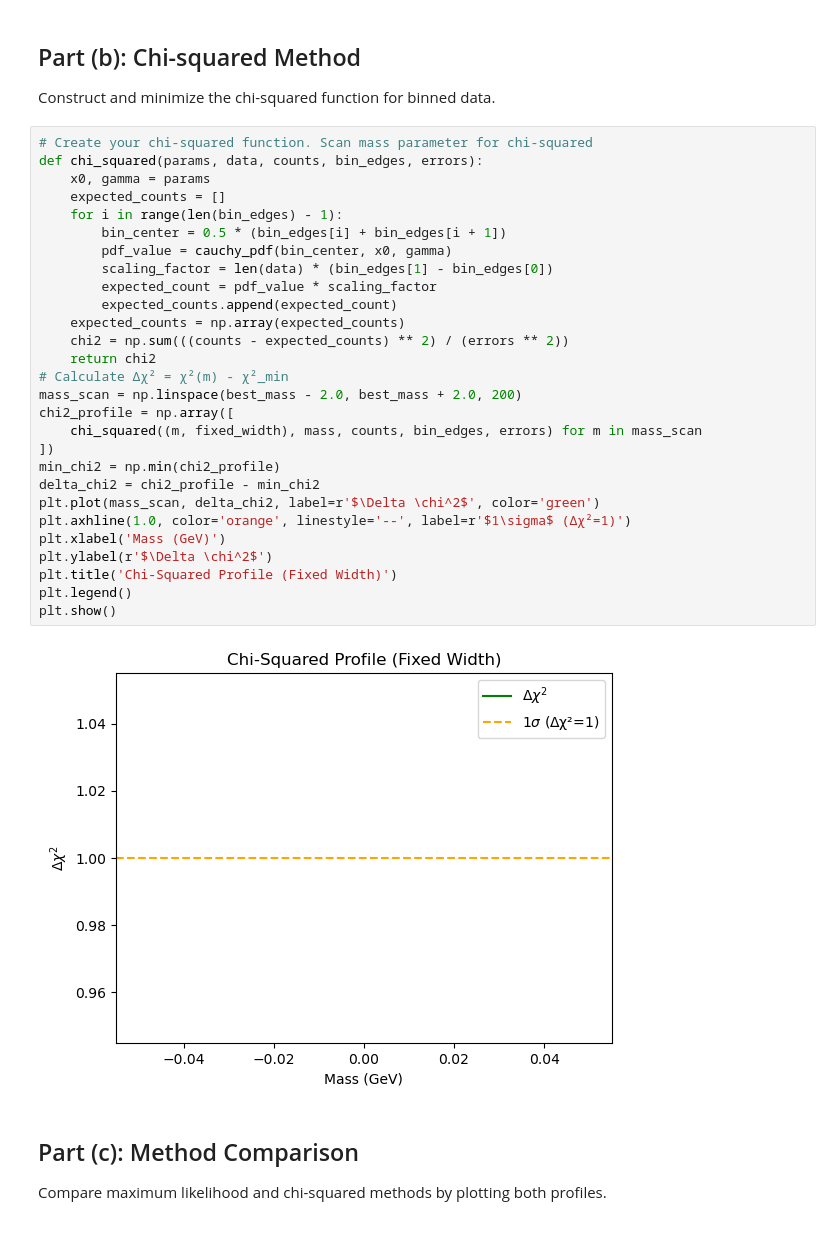
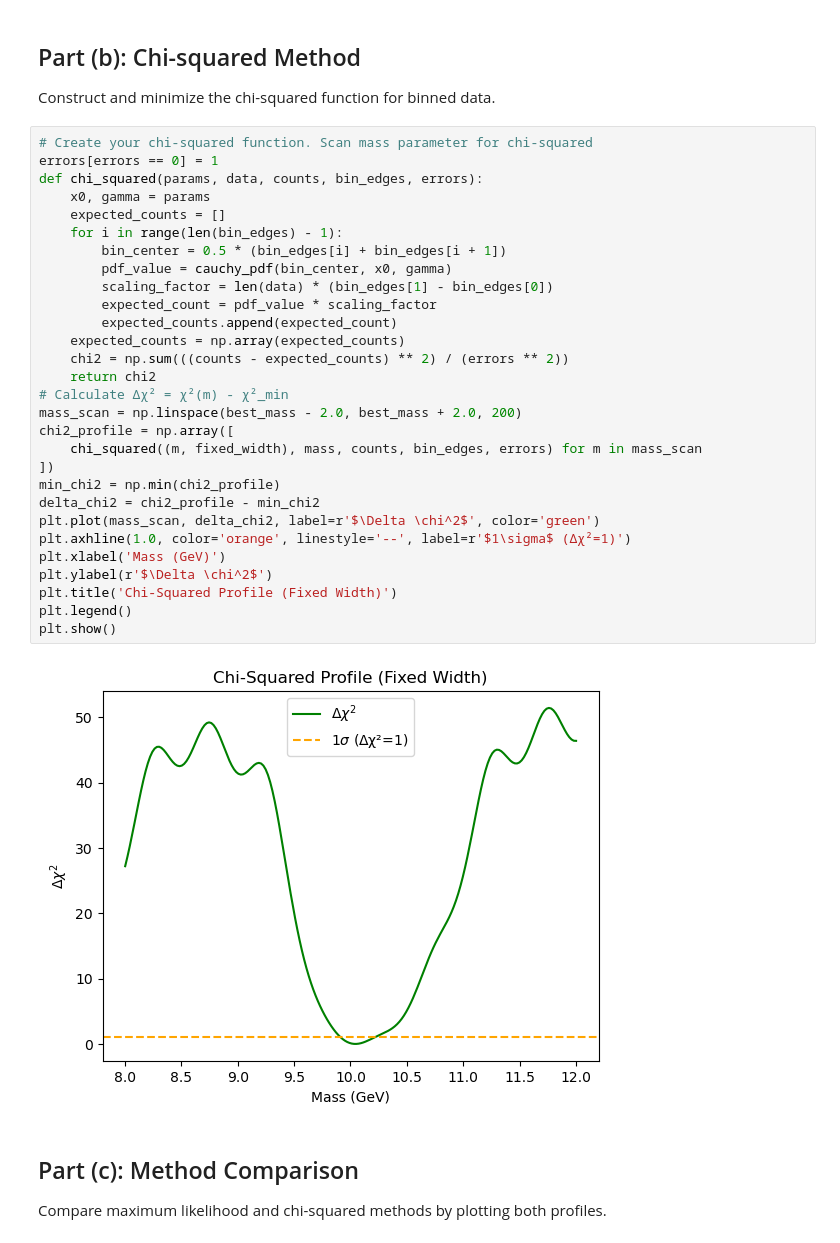
Before and after one commit to NirmalKumarMari/PHYS-434, a Jupyter notebook: lab_4_template.ipynb, the cells around one changed output. Saved outputs shown, nothing was run; the diff lists cells and outputs as text.

```diff
--- a/lab_4_template.ipynb
+++ b/lab_4_template.ipynb
@@ -216,34 +216,35 @@ plt.show()
 Construct and minimize the chi-squared function for binned data.
 # %%
 # Create your chi-squared function. Scan mass parameter for chi-squared
+errors[errors == 0] = 1
 def chi_squared(params, data, counts, bin_edges, errors):
     x0, gamma = params
     expected_counts = []
     for i in range(len(bin_edges) - 1):
         bin_center = 0.5 * (bin_edges[i] + bin_edges[i + 1])
         pdf_value = cauchy_pdf(bin_center, x0, gamma)
         scaling_factor = len(data) * (bin_edges[1] - bin_edges[0])
         expected_count = pdf_value * scaling_factor
         expected_counts.append(expected_count)
     expected_counts = np.array(expected_counts)
     chi2 = np.sum(((counts - expected_counts) ** 2) / (errors ** 2))
     return chi2
 # Calculate Δχ² = χ²(m) - χ²_min
 mass_scan = np.linspace(best_mass - 2.0, best_mass + 2.0, 200)
 chi2_profile = np.array([
     chi_squared((m, fixed_width), mass, counts, bin_edges, errors) for m in mass_scan
 ])
 min_chi2 = np.min(chi2_profile)
 delta_chi2 = chi2_profile - min_chi2
 plt.plot(mass_scan, delta_chi2, label=r'$\Delta \chi^2$', color='green')
 plt.axhline(1.0, color='orange', linestyle='--', label=r'$1\sigma$ (Δχ²=1)')
 plt.xlabel('Mass (GeV)')
 plt.ylabel(r'$\Delta \chi^2$')
 plt.title('Chi-Squared Profile (Fixed Width)')
 plt.legend()
 plt.show()
 # %% [output]
-[figure, old version]
+[figure, new version]
 # %% [markdown]
 ## Part (c): Method Comparison
 
```
Also changed, not shown: parts of 2 cells of this notebook.
